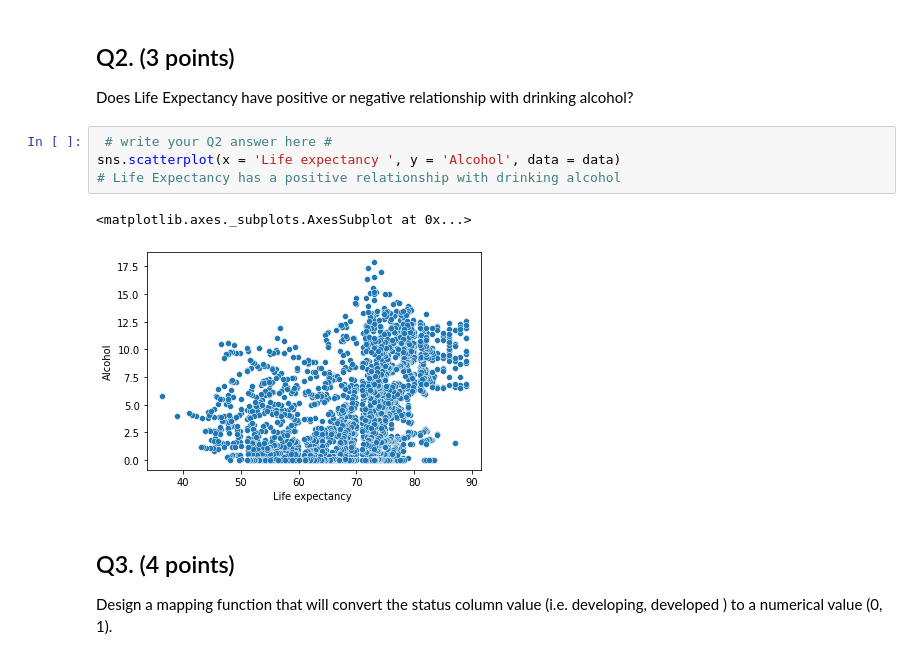
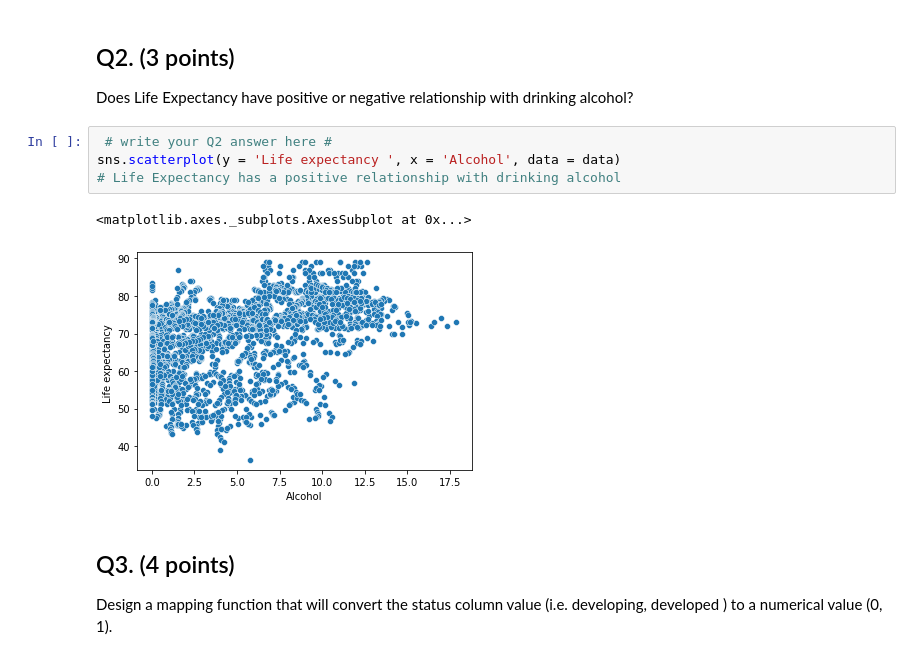
Before and after one commit to Yirgaalem/CP322-Machine-Learning, a Jupyter notebook: Assignment1.ipynb, the cells around one changed output. Saved outputs shown, nothing was run; the diff lists cells and outputs as text.

```diff
--- a/Assignment1.ipynb
+++ b/Assignment1.ipynb
@@ -103,11 +106,11 @@ sns.scatterplot(x = 'infant deaths', y = 'Life expectancy ', data = data )
 Does Life Expectancy have positive or negative relationship with drinking alcohol?
 # %%
  # write your Q2 answer here #
-sns.scatterplot(x = 'Life expectancy ', y = 'Alcohol', data = data)
+sns.scatterplot(y = 'Life expectancy ', x = 'Alcohol', data = data)
 # Life Expectancy has a positive relationship with drinking alcohol
 # %% [output]
 <matplotlib.axes._subplots.AxesSubplot at 0x...>
-[figure, old version]
+[figure, new version]
 # %% [markdown]
 ## Q3. (4 points)
 
```
Also changed, not shown: parts of 7 cells of this notebook.
